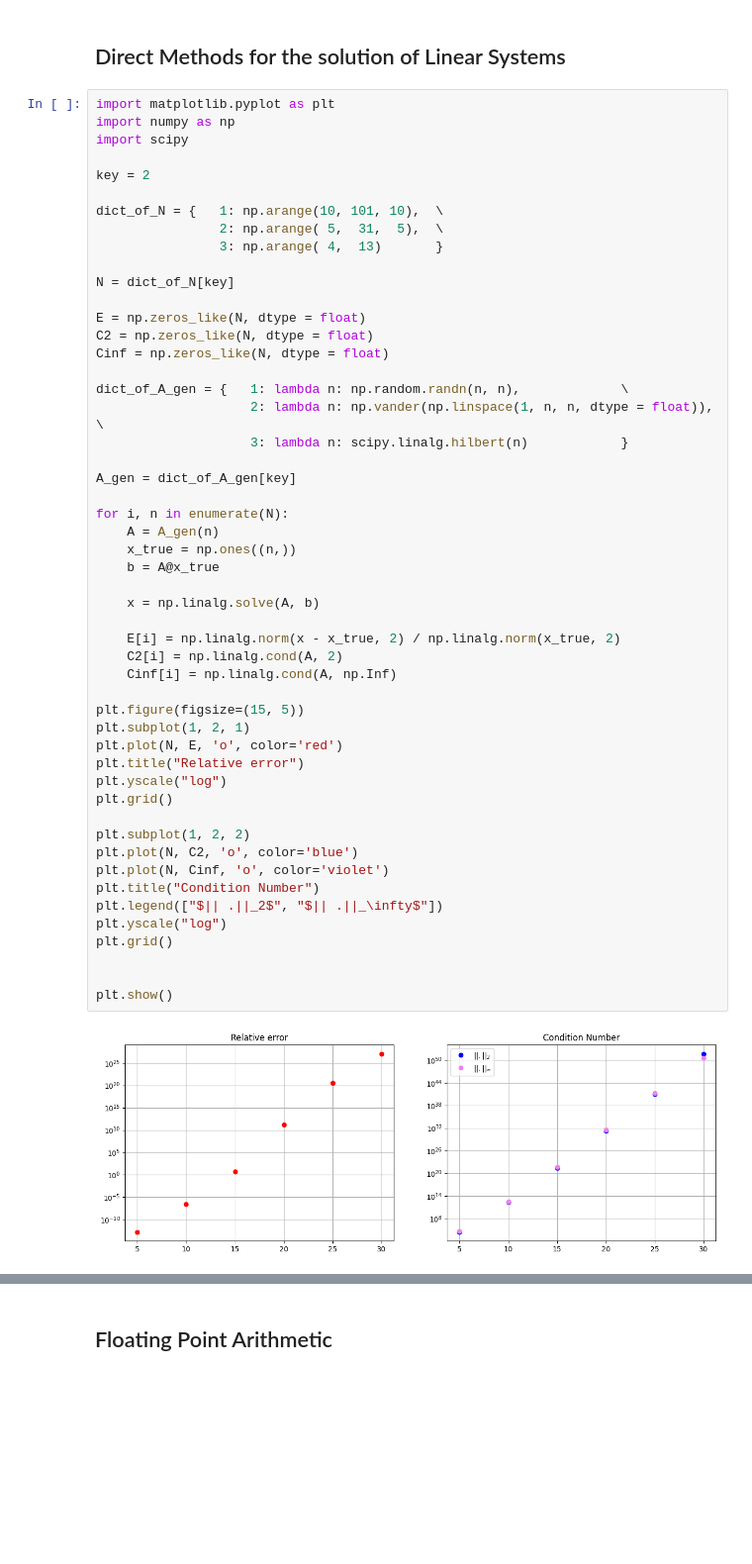
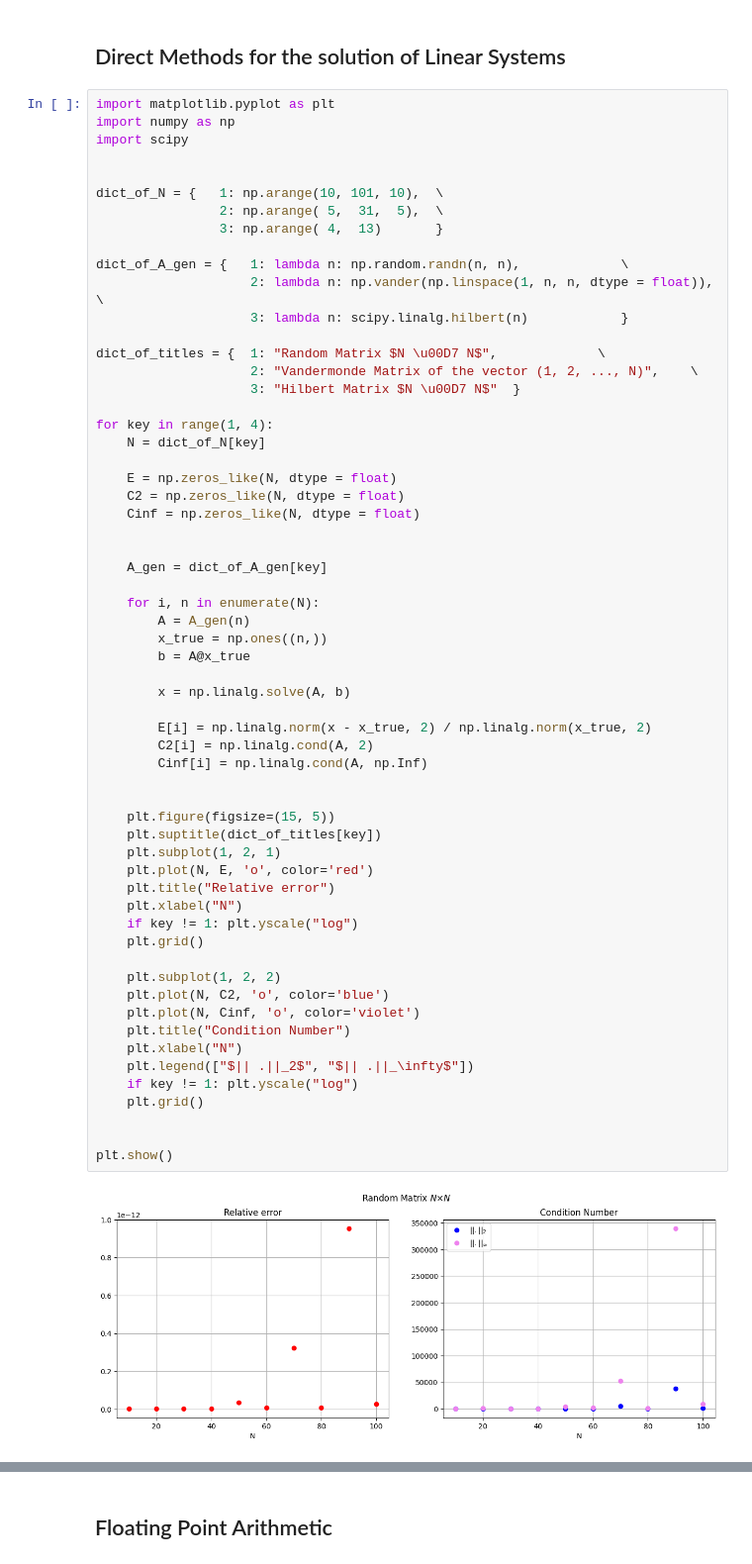
Before and after one commit to MatteoFusconi/Artificial-Intelligence-master, a Jupyter notebook: methods/homework1.ipynb, the cells around one changed output, grey strips where cells are left out. Shown at 99% size. Saved outputs shown, nothing was run; the diff lists cells and outputs as text; blank space fills up the shorter version.

```diff
--- a/methods/homework1.ipynb
+++ b/methods/homework1.ipynb
@@ -3,53 +3,62 @@
 # %%
 import matplotlib.pyplot as plt
 import numpy as np
 import scipy
 
-key = 2
 
 dict_of_N = {   1: np.arange(10, 101, 10),  \
                 2: np.arange( 5,  31,  5),  \
                 3: np.arange( 4,  13)       }
 
-N = dict_of_N[key]
-
-E = np.zeros_like(N, dtype = float)
-C2 = np.zeros_like(N, dtype = float)
-Cinf = np.zeros_like(N, dtype = float)
-
 dict_of_A_gen = {   1: lambda n: np.random.randn(n, n),             \
                     2: lambda n: np.vander(np.linspace(1, n, n, dtype = float)),   \
                     3: lambda n: scipy.linalg.hilbert(n)            }
 
-A_gen = dict_of_A_gen[key]
+dict_of_titles = {  1: "Random Matrix $N \u00D7 N$",             \
+                    2: "Vandermonde Matrix of the vector (1, 2, ..., N)",    \
+                    3: "Hilbert Matrix $N \u00D7 N$"  }
 
-for i, n in enumerate(N):
-    A = A_gen(n)
-    x_true = np.ones((n,))
-    b = A@x_true
+for key in range(1, 4):
+    N = dict_of_N[key]
 
-    x = np.linalg.solve(A, b)
+    E = np.zeros_like(N, dtype = float)
+    C2 = np.zeros_like(N, dtype = float)
+    Cinf = np.zeros_like(N, dtype = float)
 
-    E[i] = np.linalg.norm(x - x_true, 2) / np.linalg.norm(x_true, 2)
-    C2[i] = np.linalg.cond(A, 2)
-    Cinf[i] = np.linalg.cond(A, np.Inf)
 
-plt.figure(figsize=(15, 5))
-plt.subplot(1, 2, 1)
-plt.plot(N, E, 'o', color='red')
-plt.title("Relative error")
-plt.yscale("log")
-plt.grid()
+    A_gen = dict_of_A_gen[key]
 
-plt.subplot(1, 2, 2)
-plt.plot(N, C2, 'o', color='blue')
-plt.plot(N, Cinf, 'o', color='violet')
-plt.title("Condition Number")
-plt.legend(["$|| .||_2$", "$|| .||_\infty$"])
-plt.yscale("log")
-plt.grid()
+    for i, n in enumerate(N):
+        A = A_gen(n)
+        x_true = np.ones((n,))
+        b = A@x_true
+
+        x = np.linalg.solve(A, b)
+
+        E[i] = np.linalg.norm(x - x_true, 2) / np.linalg.norm(x_true, 2)
+        C2[i] = np.linalg.cond(A, 2)
+        Cinf[i] = np.linalg.cond(A, np.Inf)
+
+
+    plt.figure(figsize=(15, 5))
+    plt.suptitle(dict_of_titles[key])
+    plt.subplot(1, 2, 1)
+    plt.plot(N, E, 'o', color='red')
+    plt.title("Relative error")
+    plt.xlabel("N")
+    if key != 1: plt.yscale("log")
+    plt.grid()
+
+    plt.subplot(1, 2, 2)
+    plt.plot(N, C2, 'o', color='blue')
+    plt.plot(N, Cinf, 'o', color='violet')
+    plt.title("Condition Number")
+    plt.xlabel("N")
+    plt.legend(["$|| .||_2$", "$|| .||_\infty$"])
+    if key != 1: plt.yscale("log")
+    plt.grid()
 
 
 plt.show()
 # %% [output]
-[figure, old version]
+[figure, new version]
```
Also changed, not shown: parts of 1 cell of this notebook, 4 other files.
